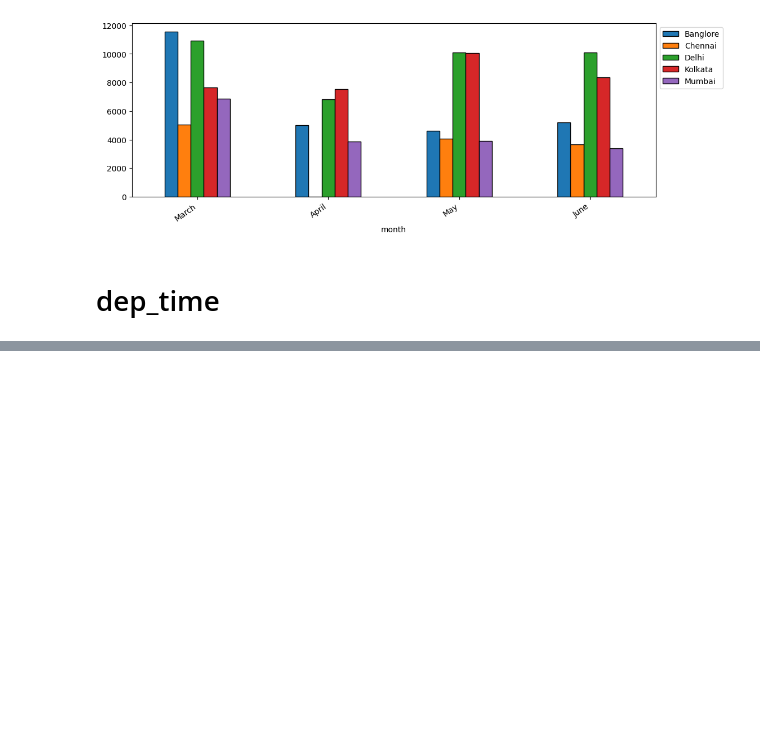
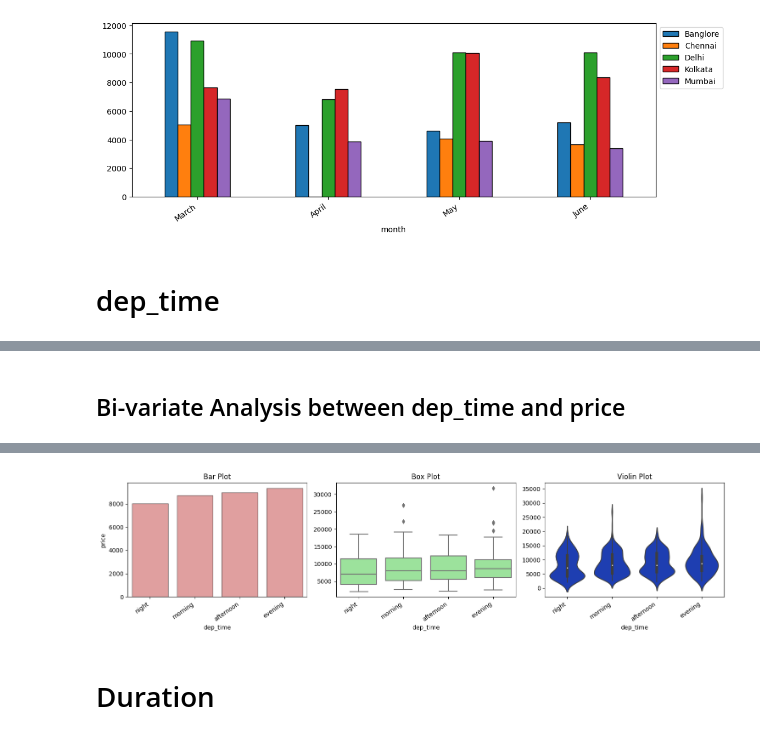
Before and after one commit to Bhagyashree67/Sagemaker_flightpricepredictions, a Jupyter notebook: Notebooks/EDA.ipynb, the cells around one changed output, grey strips where cells are left out. Saved outputs shown, nothing was run; the diff lists cells and outputs as text; code cells hidden in the pictures; blank space fills up the shorter version.

```diff
--- a/Notebooks/EDA.ipynb
+++ b/Notebooks/EDA.ipynb
@@ -362,0 +368,14 @@ Name: dep_time, Length: 640, dtype: datetime64[ns]
+# %%
+(
+	train_set
+	.assign(dep_time=lambda df_: (
+		np.select([df_.dep_time.dt.hour.between(4, 12, inclusive="left"),
+				   df_.dep_time.dt.hour.between(12, 16, inclusive="left"),
+				   df_.dep_time.dt.hour.between(16, 20, inclusive="left")],
+				  ["morning", "afternoon", "evening"],
+				  default="night")
+	))
+	.pipe(eda_helper_functions.num_cat_bivar_plots, "price", "dep_time")
+)
+# %% [output]
+Bi-variate Analysis between dep_time and price
@@ -362,0 +383,3 @@ Name: dep_time, Length: 640, dtype: datetime64[ns]
+[figure, added]
+# %% [markdown]
+# Duration
```
Also changed, not shown: parts of 17 cells of this notebook, 4 other files.
